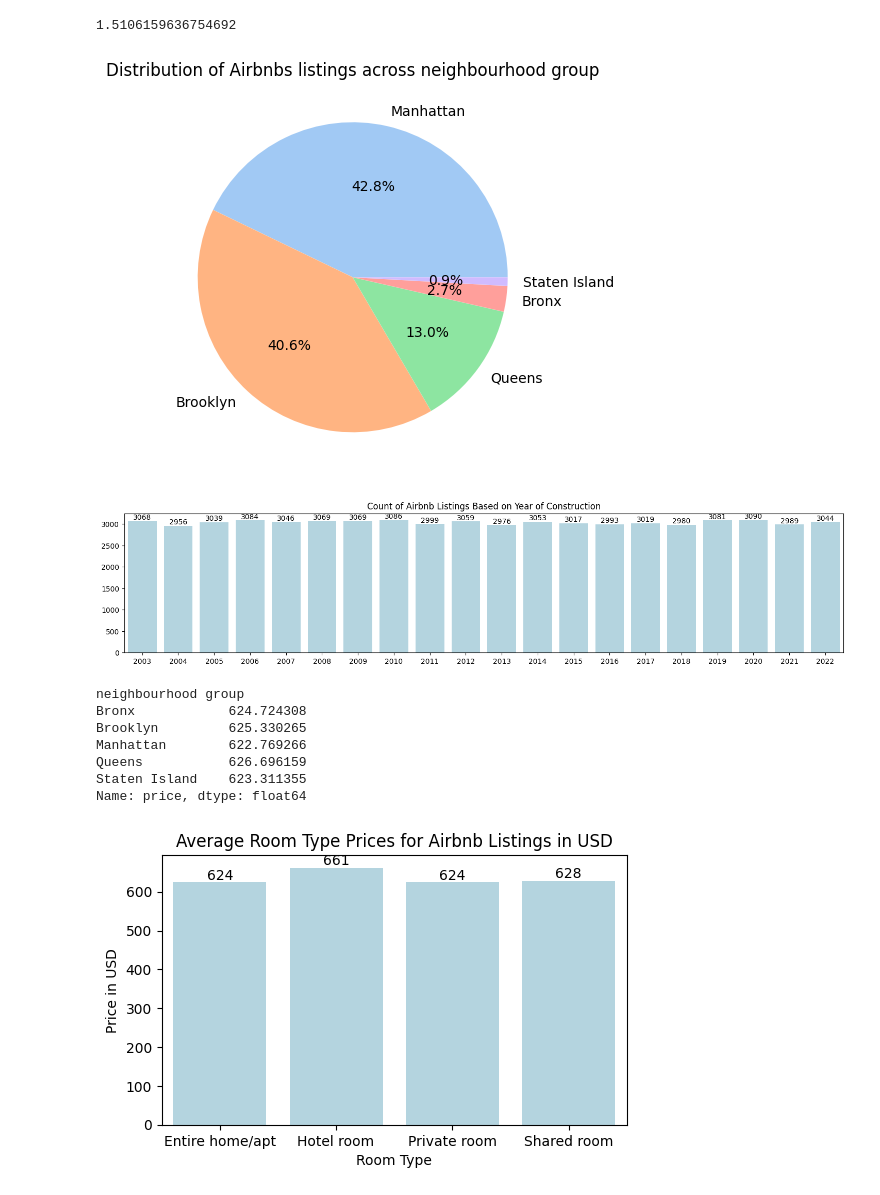
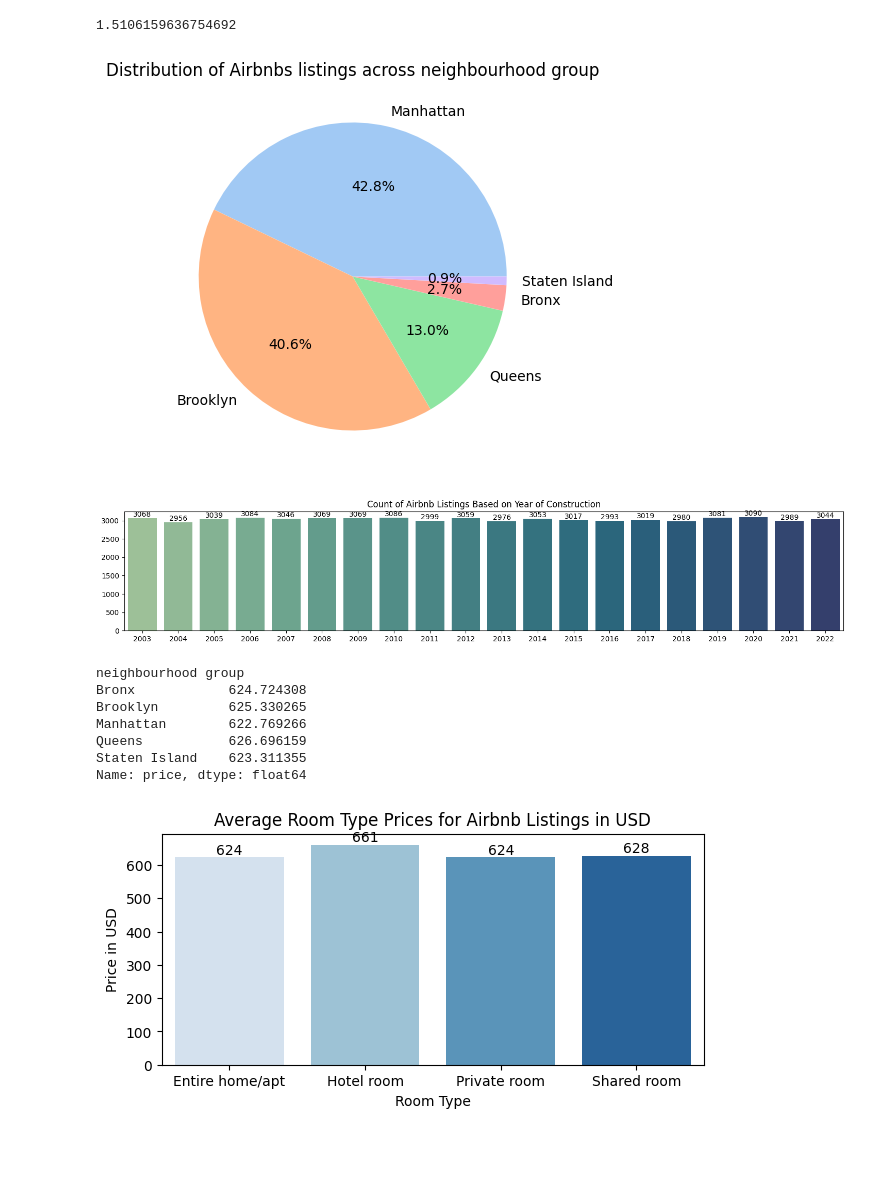
Before and after one commit to jeevithavijaykumar/Exploratory_data_analysis_using_pandas, a Jupyter notebook: Airbnb.ipynb, the cells around one changed output. Saved outputs shown, nothing was run; the diff lists cells and outputs as text; code cells hidden in the pictures; blank space fills up the shorter version.

```diff
--- a/Airbnb.ipynb
+++ b/Airbnb.ipynb
@@ -149,26 +149,27 @@ airbnbdf['reviews per month'].fillna(airbnbdf['reviews per month'].mean(),inplac
 #Distribution of Airbnb's listings across neighbourhood group
 x1=airbnbdf['neighbourhood group'].value_counts().index
 y1=airbnbdf['neighbourhood group'].value_counts().values
-plt.figure(figsize=(5,5.5))
+plt.figure(figsize=(5,5))
 plt.pie(y1,labels=x1 , colors = sns.color_palette('pastel'), autopct ='%1.1f%%')
 plt.title('Distribution of Airbnbs listings across neighbourhood group')
 plt.legend
 plt.show()
 # %% [output]
-[figure, old version]
+[figure, new version]
 # %%
 airbnbdf['Construction year'] = airbnbdf['Construction year'].astype('Int64')
 # %%
-plt.figure(figsize=(18,3.5))
+#Count of Airbnb Listings Based on Year of Construction
+plt.figure(figsize=(18,3))
 x1=airbnbdf['Construction year'].value_counts().index
 y1=airbnbdf['Construction year'].value_counts().values
-ax=sns.barplot(x=x1,y=y1, color='lightblue')
+ax=sns.barplot(x=x1,y=y1, palette='crest')
 ax.bar_label(ax.containers[0])
 plt.title('Count of Airbnb Listings Based on Year of Construction')
 plt.legend
 plt.show()
 # %% [output]
-[figure, old version]
+[figure, new version]
 # %%
 airbnbdf['price']= airbnbdf['price'].astype('float64')
 # %%
@@ -187,8 +188,8 @@ Name: price, dtype: float64
 avg_price_roomtype= airbnbdf.groupby(['room type'])['price'].mean()
 x1=avg_price_roomtype.index
 y1=avg_price_roomtype.round(0).values
-plt.figure(figsize=(6,3.5))
-bx =sns.barplot(x=x1,y=y1, color='lightblue')
+plt.figure(figsize=(7,3))
+bx =sns.barplot(x=x1,y=y1, palette='Blues')
 bx.bar_label(bx.containers[0])
 plt.title('Average Room Type Prices for Airbnb Listings in USD')
 plt.xlabel('Room Type')
@@ -196,7 +197,7 @@ plt.ylabel('Price in USD')
 plt.legend
 plt.show()
 # %% [output]
-[figure, old version]
+[figure, new version]
 # %%
 #Count of Available Airbnb Listings per Room Type
 available_roomtype = airbnbdf.groupby(['room type'])['id'].count()
```
Also changed, not shown: parts of 6 cells of this notebook.
